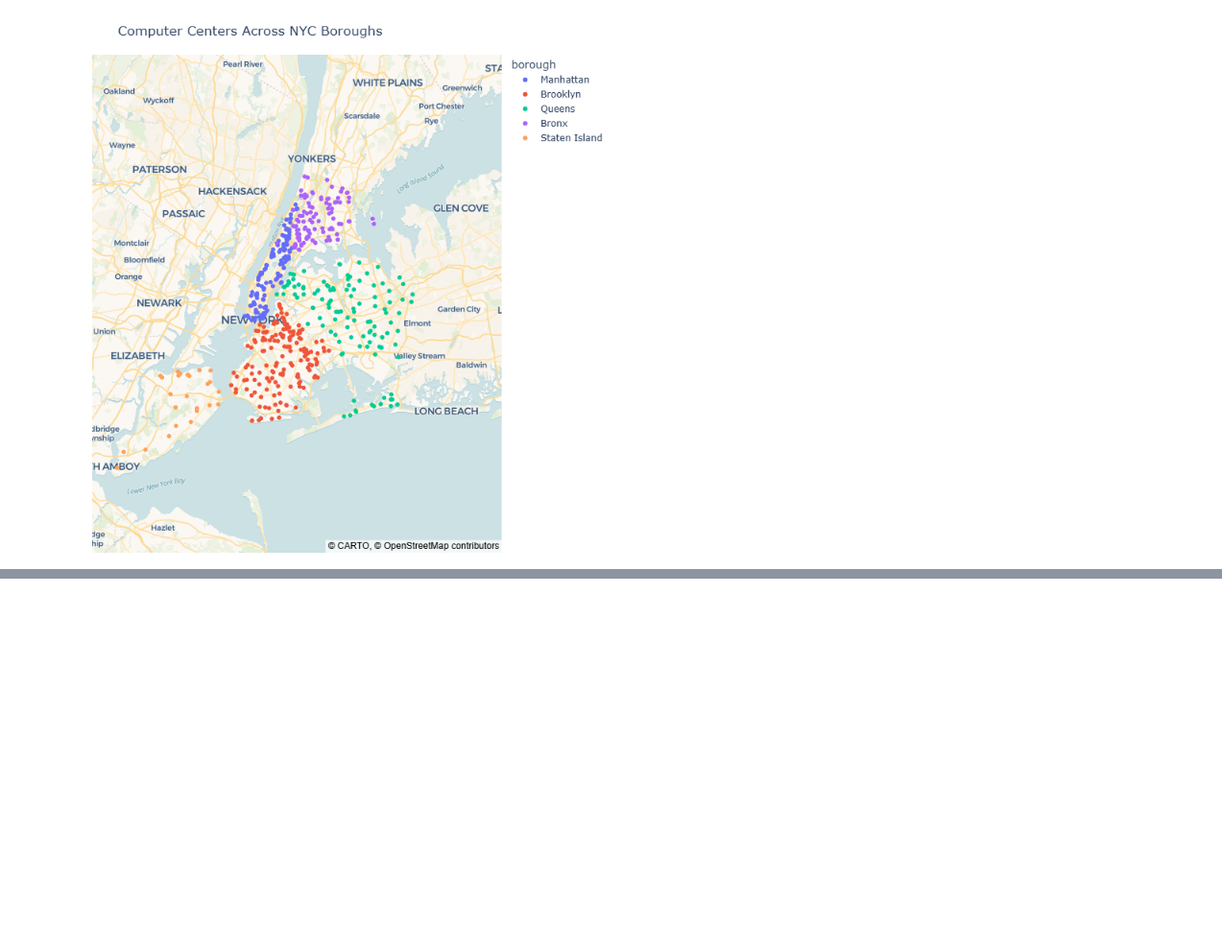
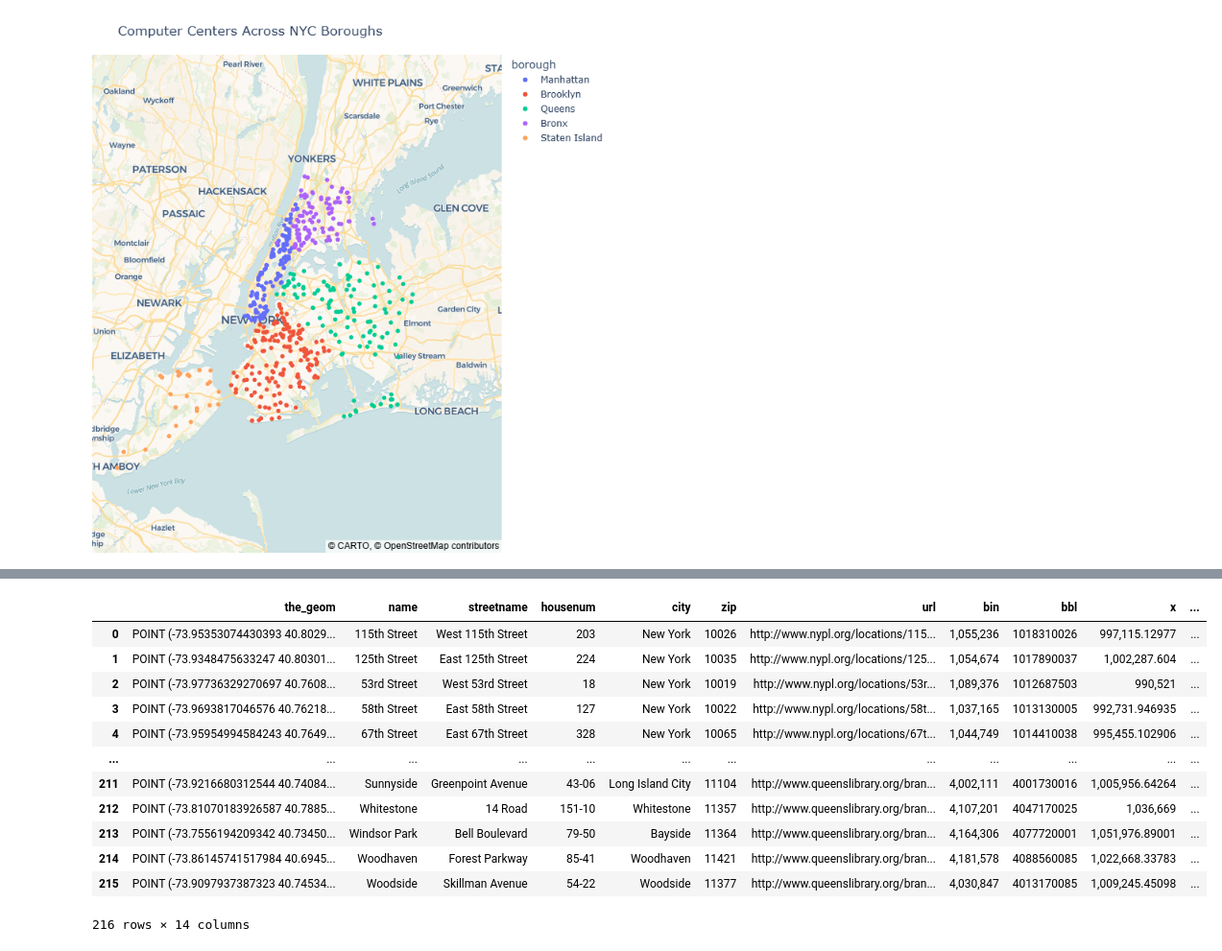
Before and after one commit to YasmineRaef/NYC_OpenSource_Literacy_rates, a Jupyter notebook: Literacy_rates.ipynb, the cells around one changed output, grey strips where cells are left out. Shown at 96% size. Drawn from its saved outputs; the diff is of its cells as text; code cells hidden in the pictures; blank space fills up the shorter version.

```diff
--- a/Literacy_rates.ipynb
+++ b/Literacy_rates.ipynb
@@ -461,0 +498,30 @@ computer_centers_fig.write_html("computer_centers.html")
+# %%
+#Function for making the city names borough names instead...
+def city_to_borough(city):
+    city = city.strip().upper()
+    if(city == "BROOKLYN"):
+        return "BROOKLYN"
+    if(city == "NEW YORK"):
+        return "MANHATTAN"
+    if(city == "STATEN ISLAND"):
+        return "STATEN ISLAND"
+    if(city == "BRONX"):
+        return "BRONX"
+    return "QUEENS"
+
+nyc_libs["borough"] = nyc_libs["city"].apply(city_to_borough)
+nyc_libs
+# %% [output]
+|  | the_geom | name | streetname | housenum | city | zip | url | bin | bbl | x | ... |
+| 0 | POINT (-73.95353074430393 40.8029... | 115th Street | West 115th Street | 203 | New York | 10026 | http://www.nypl.org/locations/115... | 1,055,236 | 1018310026 | 997,115.12977 | ... |
+| 1 | POINT (-73.9348475633247 40.80301... | 125th Street | East 125th Street | 224 | New York | 10035 | http://www.nypl.org/locations/125... | 1,054,674 | 1017890037 | 1,002,287.604 | ... |
+| 2 | POINT (-73.97736329270697 40.7608... | 53rd Street | West 53rd Street | 18 | New York | 10019 | http://www.nypl.org/locations/53r... | 1,089,376 | 1012687503 | 990,521 | ... |
+| 3 | POINT (-73.9693817046576 40.76218... | 58th Street | East 58th Street | 127 | New York | 10022 | http://www.nypl.org/locations/58t... | 1,037,165 | 1013130005 | 992,731.946935 | ... |
+| 4 | POINT (-73.95954994584243 40.7649... | 67th Street | East 67th Street | 328 | New York | 10065 | http://www.nypl.org/locations/67t... | 1,044,749 | 1014410038 | 995,455.102906 | ... |
+| ... | ... | ... | ... | ... | ... | ... | ... | ... | ... | ... | ... |
+| 211 | POINT (-73.9216680312544 40.74084... | Sunnyside | Greenpoint Avenue | 43-06 | Long Island City | 11104 | http://www.queenslibrary.org/bran... | 4,002,111 | 4001730016 | 1,005,956.64264 | ... |
+| 212 | POINT (-73.81070183926587 40.7885... | Whitestone | 14 Road | 151-10 | Whitestone | 11357 | http://www.queenslibrary.org/bran... | 4,107,201 | 4047170025 | 1,036,669 | ... |
+| 213 | POINT (-73.7556194209342 40.73450... | Windsor Park | Bell Boulevard | 79-50 | Bayside | 11364 | http://www.queenslibrary.org/bran... | 4,164,306 | 4077720001 | 1,051,976.89001 | ... |
+| 214 | POINT (-73.86145741517984 40.6945... | Woodhaven | Forest Parkway | 85-41 | Woodhaven | 11421 | http://www.queenslibrary.org/bran... | 4,181,578 | 4088560085 | 1,022,668.33783 | ... |
+| 215 | POINT (-73.9097937387323 40.74534... | Woodside | Skillman Avenue | 54-22 | Woodside | 11377 | http://www.queenslibrary.org/bran... | 4,030,847 | 4013170085 | 1,009,245.45098 | ... |
+216 rows × 14 columns
```
Also changed, not shown: parts of 9 cells of this notebook, 6 other files.
